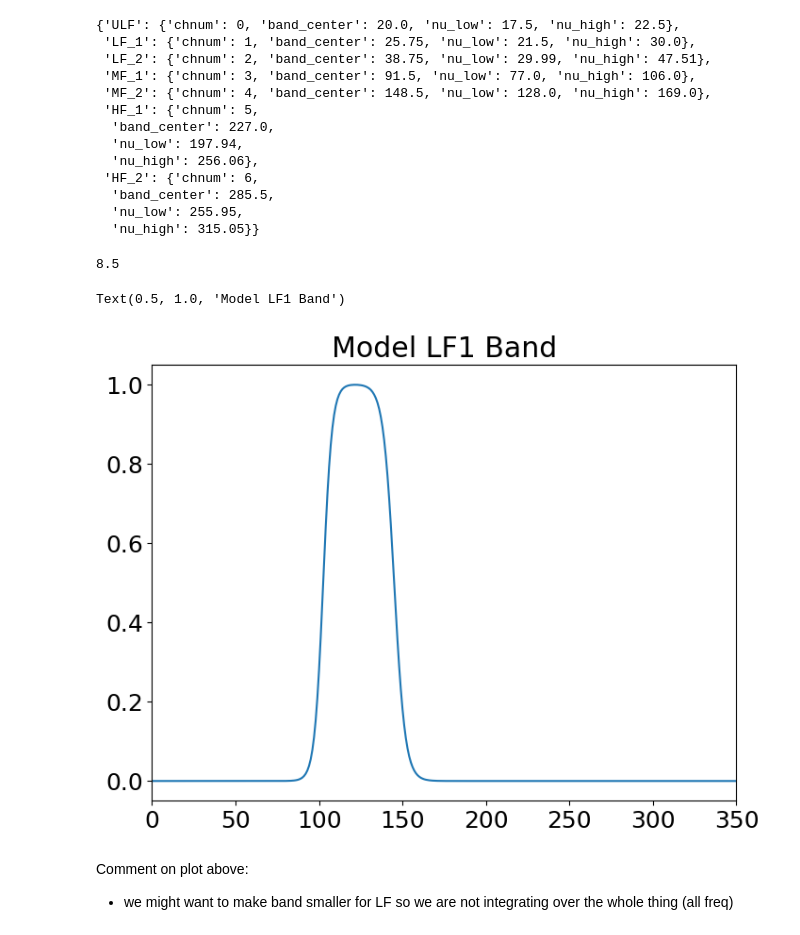
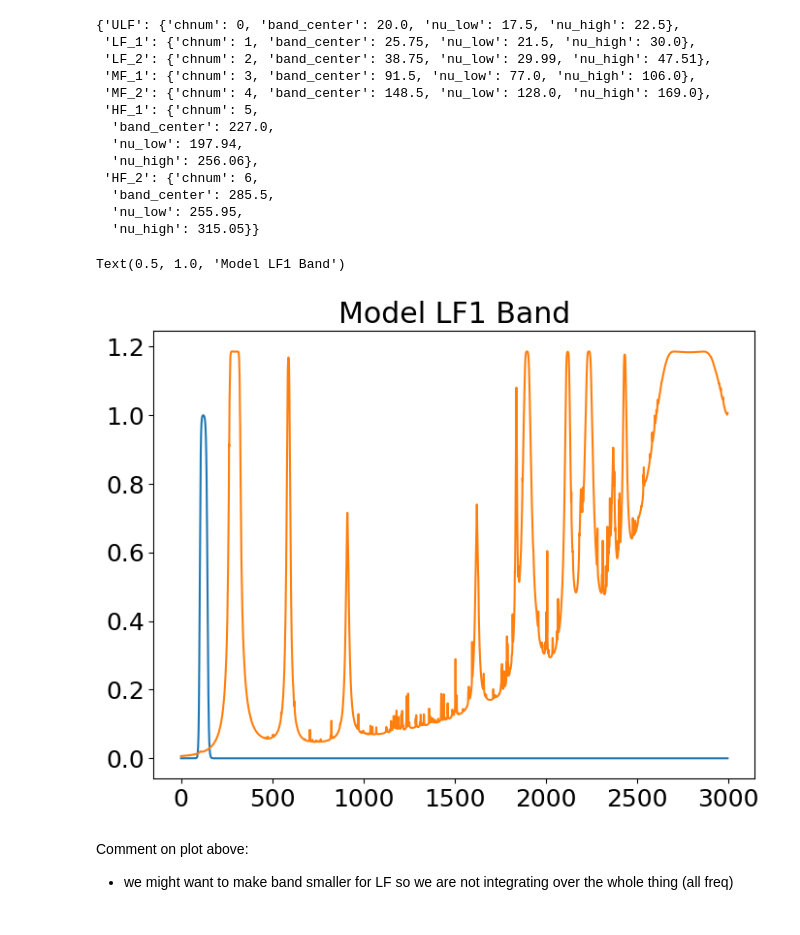
Before and after one commit to JohnRuhl/Atmos_pwv_flucts, a Jupyter notebook: Atmos_pwv_flucts.ipynb, the cells around one changed output. Cells and saved outputs as stored; diff of their text form; code cells hidden in the pictures.

Commit message:
edited dict and plotted gpwv vs band edges

```diff
--- a/Atmos_pwv_flucts.ipynb
+++ b/Atmos_pwv_flucts.ipynb
@@ -79,18 +79,19 @@ sim['channels']
   'band_center': 285.5,
   'nu_low': 255.95,
   'nu_high': 315.05}}
-# %%
-dnu= sim['channels']['LF_1']['nu_high']-sim['channels']['LF_1']['nu_low']
-print(dnu)
-model1=logistic_bandmodel(atmos['Pole'][300][0], sim['channels']['LF_1']['band_center'], dnu, 2, 0.7)
-
-plt.plot(model1)
-plt.xlim(0,350)
-plt.title('Model LF1 Band')
-# %% [output]
-8.5
-Text(0.5, 1.0, 'Model LF1 Band')
-[figure, removed]
+# %%
+#test run to see band shape with logistic model
+dnu= sim['channels']['LF_1']['nu_high']-sim['channels']['LF_1']['nu_low']
+#print(dnu)
+model1=logistic_bandmodel(atmos['Pole'][300][0], sim['channels']['LF_1']['band_center'], dnu, 2, 0.7)
+
+plt.plot(model1)
+plt.plot(atmos['Pole'][300][1]/200)
+#plt.xlim(0,350)
+plt.title('Model LF1 Band')
+# %% [output]
+Text(0.5, 1.0, 'Model LF1 Band')
+[figure, added]
 # %% [markdown]
 Comment on plot above:
 
```
Also changed, not shown: parts of 20 cells of this notebook, 1 other file.
